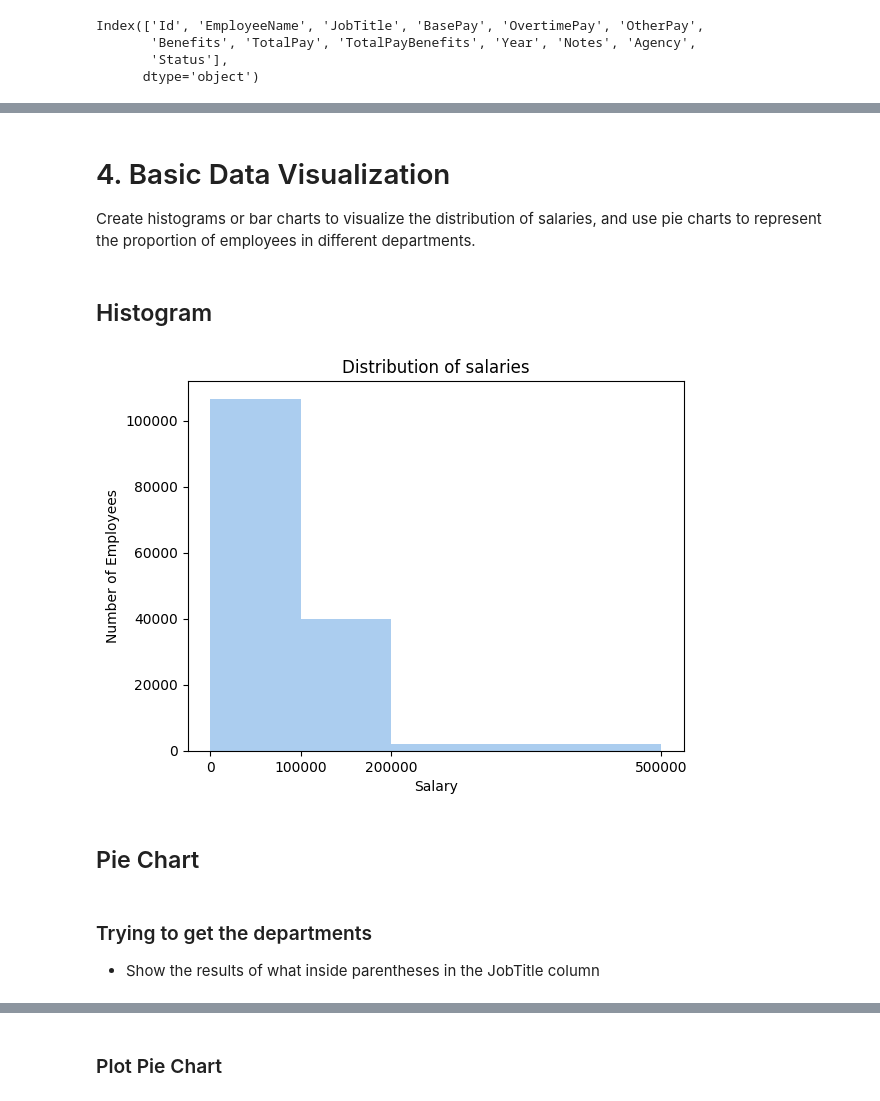
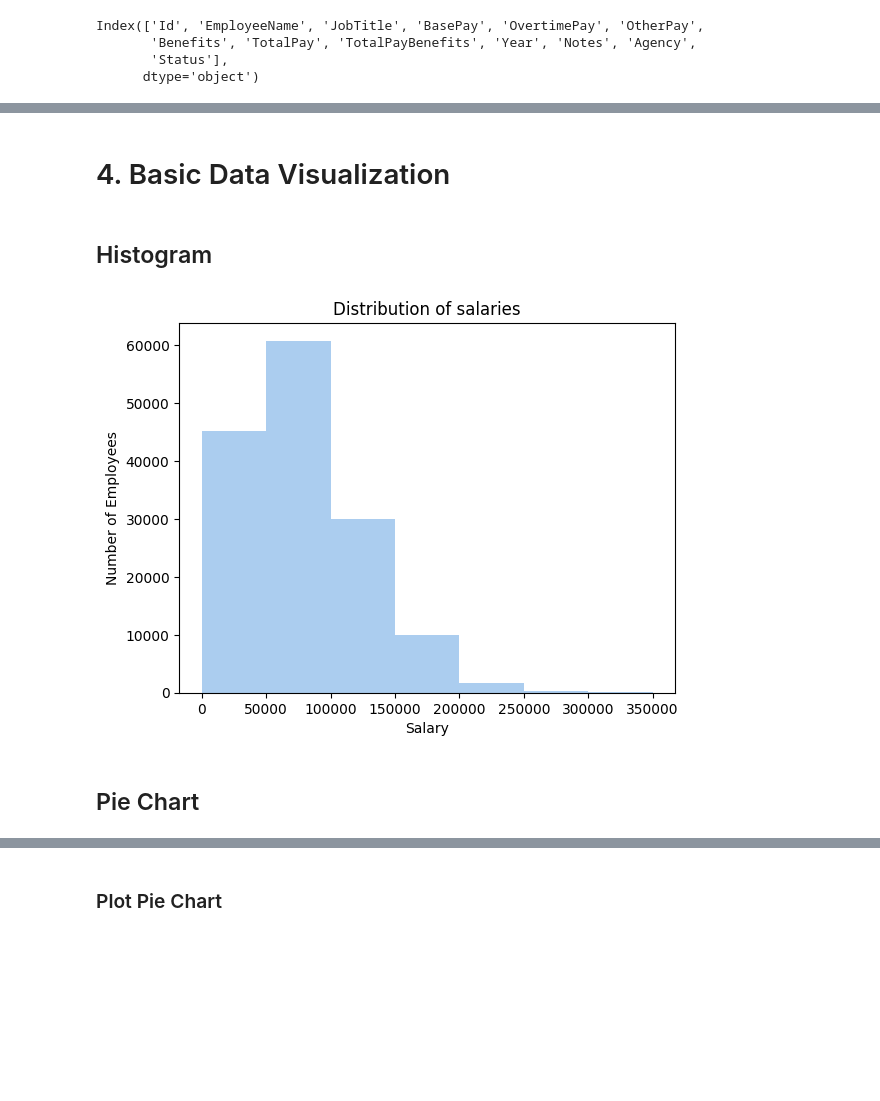
Before and after one commit to reham-shaban/Salaries-Dataset, a Jupyter notebook: ShAI_BootCamp_Assignment.ipynb, the cells around one changed output, grey strips where cells are left out. Drawn from its saved outputs; the diff is of its cells as text; code cells hidden in the pictures; blank space fills up the shorter version.

```diff
--- a/ShAI_BootCamp_Assignment.ipynb
+++ b/ShAI_BootCamp_Assignment.ipynb
@@ -128,0 +125,2 @@ Handle missing data by suitable method with explain why you use it.
+# %%
+df = df[df["TotalPay"] > 0]
@@ -129,9 +143,9 @@ Handle missing data by suitable method with explain why you use it.
 # %%
 # Drop null columns
-df = df.drop('Notes', axis=1)
-df = df.drop('Status', axis=1)
+df = df.drop(['Notes', 'Status'], axis=1)
 
-# Fill null cells with 0
-df.fillna(0, inplace=True)
+# Drop rows with null values
+df = df.dropna(subset=['BasePay', 'OvertimePay', 'OtherPay'])
 
-df.head()
+# Impute missing values with mean
+df['Benefits'].fillna(df['Benefits'].mean(), inplace=True)
@@ -145,22 +152,18 @@ df.head()
-# %% [markdown]
-# 4. Basic Data Visualization
-Create histograms or bar charts to visualize the distribution of salaries, and use pie charts to represent the proportion of employees in different departments.
+# %% [markdown]
+# 4. Basic Data Visualization
 # %% [markdown]
 ## Histogram
 # %%
-bins = [0, 100_000, 200_000, 500_000]
-plt.hist(salary, bins=bins, color="#abcdef")
+bins = [x for x in range(0, 400_000, 50_000)]
+plt.hist(df['TotalPay'], bins=bins, color="#abcdef")
 plt.xticks(bins)
 
 plt.title("Distribution of salaries")
 plt.xlabel("Salary")
 plt.ylabel("Number of Employees")
 
 plt.show()
 # %% [output]
-[figure, old version]
+[figure, new version]
 # %% [markdown]
 ## Pie Chart
-# %% [markdown]
-### Trying to get the departments
-- Show the results of what inside parentheses in the JobTitle column
```
Also changed, not shown: parts of 32 cells of this notebook.
